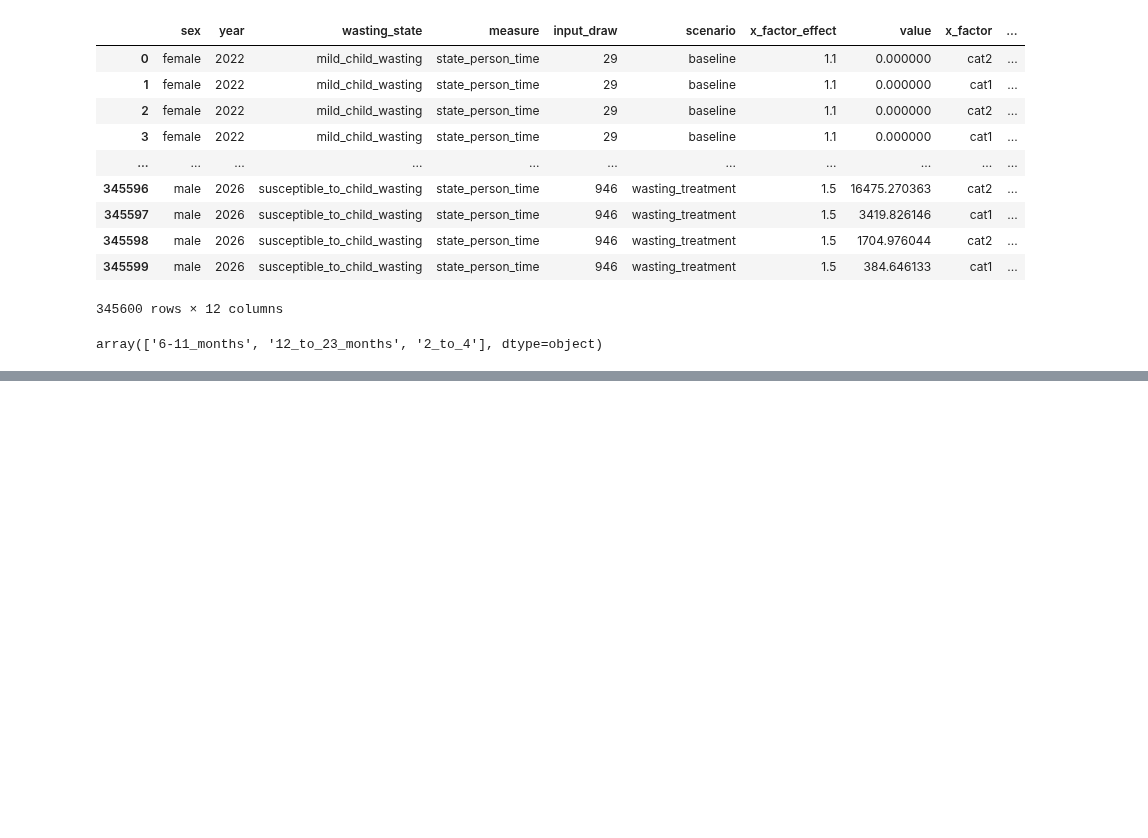
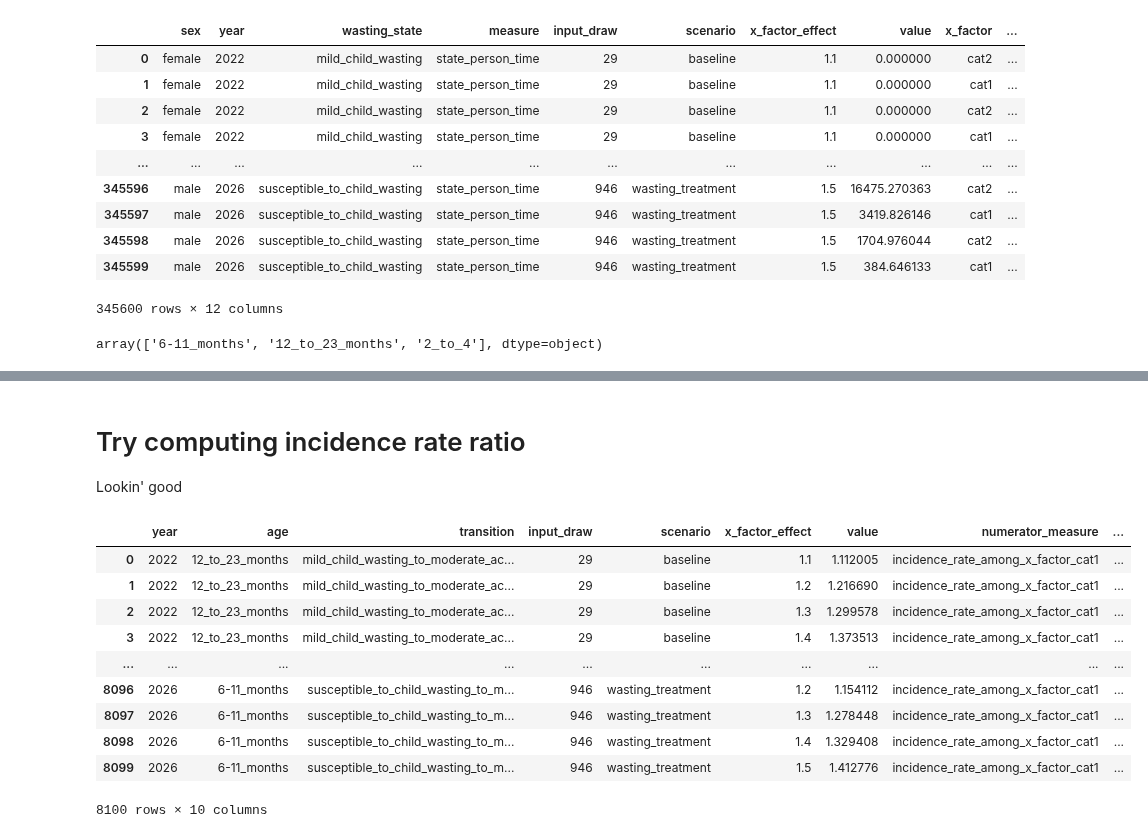
Before and after one commit to ihmeuw/vivarium_research_ciff_sam, a Jupyter notebook: model_validation/model4/2021_10_14a_x_factor_incidence_ratio_scratch_work.ipynb, the cells around one changed output, grey strips where cells are left out. Saved outputs shown, nothing was run; the diff lists cells and outputs as text; code cells hidden in the pictures; blank space fills up the shorter version.

```diff
--- a/model_validation/model4/2021_10_14a_x_factor_incidence_ratio_scratch_work.ipynb
+++ b/model_validation/model4/2021_10_14a_x_factor_incidence_ratio_scratch_work.ipynb
@@ -305,0 +380,18 @@ array(['6-11_months', '12_to_23_months', '2_to_4'], dtype=object)
+# %% [markdown]
+# Try computing incidence rate ratio
+
+Lookin' good
+# %%
+csr.get_x_factor_incidence_ratio(results, ['year', 'age'])
+# %% [output]
+|  | year | age | transition | input_draw | scenario | x_factor_effect | value | numerator_measure | ... |
+| 0 | 2022 | 12_to_23_months | mild_child_wasting_to_moderate_ac... | 29 | baseline | 1.1 | 1.112005 | incidence_rate_among_x_factor_cat1 | ... |
+| 1 | 2022 | 12_to_23_months | mild_child_wasting_to_moderate_ac... | 29 | baseline | 1.2 | 1.216690 | incidence_rate_among_x_factor_cat1 | ... |
+| 2 | 2022 | 12_to_23_months | mild_child_wasting_to_moderate_ac... | 29 | baseline | 1.3 | 1.299578 | incidence_rate_among_x_factor_cat1 | ... |
+| 3 | 2022 | 12_to_23_months | mild_child_wasting_to_moderate_ac... | 29 | baseline | 1.4 | 1.373513 | incidence_rate_among_x_factor_cat1 | ... |
+| ... | ... | ... | ... | ... | ... | ... | ... | ... | ... |
+| 8096 | 2026 | 6-11_months | susceptible_to_child_wasting_to_m... | 946 | wasting_treatment | 1.2 | 1.154112 | incidence_rate_among_x_factor_cat1 | ... |
+| 8097 | 2026 | 6-11_months | susceptible_to_child_wasting_to_m... | 946 | wasting_treatment | 1.3 | 1.278448 | incidence_rate_among_x_factor_cat1 | ... |
+| 8098 | 2026 | 6-11_months | susceptible_to_child_wasting_to_m... | 946 | wasting_treatment | 1.4 | 1.329408 | incidence_rate_among_x_factor_cat1 | ... |
+| 8099 | 2026 | 6-11_months | susceptible_to_child_wasting_to_m... | 946 | wasting_treatment | 1.5 | 1.412776 | incidence_rate_among_x_factor_cat1 | ... |
+8100 rows × 10 columns
```
Also changed, not shown: parts of 13 cells of this notebook.
